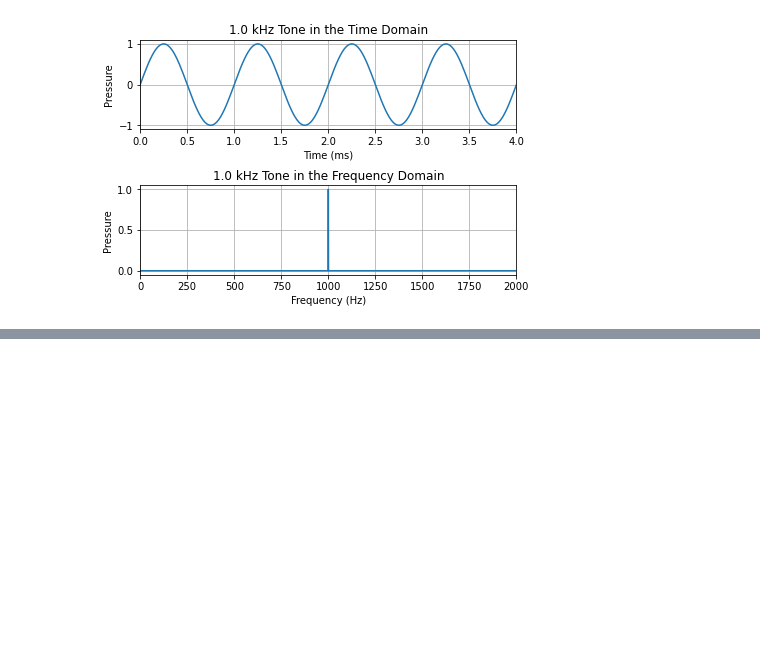
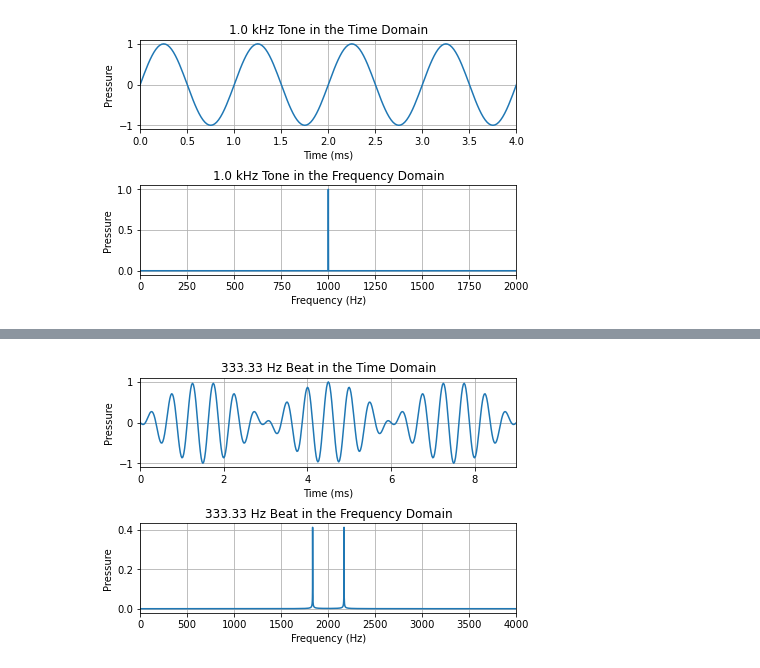
Before and after one commit to keatoncscheible/acoustics_101, a Jupyter notebook: acoustics_101.ipynb, the cells around one changed output, grey strips where cells are left out. Drawn from its saved outputs; the diff is of its cells as text; code cells hidden in the pictures; blank space fills up the shorter version.

Commit message:
Add beat frequency info

```diff
--- a/acoustics_101.ipynb
+++ b/acoustics_101.ipynb
@@ -153,0 +169,63 @@ wavfile.write('audio/pure_tone.wav', int(Fs), tone.astype(np.float32))
+# %%
+%matplotlib inline
+
+# Sample rate
+Fs = 48e3
+
+# Sample period
+Ts = 1/Fs
+
+# Amplitude
+# Note: If the sum of the amplitudes is greater than 1.0, there will be clipping in the audio output file
+A_1 = 0.5
+A_2 = 0.5
+
+# Calculate tone frequencies from the beat frequency
+# Note: fequencies greater than Fs/2 will cause aliasing
+f_beat = 333.33
+f_tone_center = 2e3
+f_tone_1 = f_tone_center - f_beat/2
+f_tone_2 = f_tone_center + f_beat/2
+
+# Tone phase
+theta_tone_1 = 0
+theta_tone_2 = np.pi
+
+# Time
+stop_time = 1
+time = np.arange(0, stop_time, Ts)
+time_ms = time * 1000
+
+# Generate tones
+tone_1 = A_1 *np.sin(2 * np.pi * f_tone_1 * time + theta_tone_1)
+tone_2 = A_2 *np.sin(2 * np.pi * f_tone_2 * time + theta_tone_2)
+tone = tone_1 + tone_2
+
+# Create figure
+fig, (ax_time, ax_freq) = plt.subplots(2, 1, constrained_layout=True)
+
+# Plot tone in the time domain
+num_beats_to_plot = 3
+x_lim_time = num_beats_to_plot / np.abs(f_tone_2 - f_tone_1) * 1000
+ax_time.grid()
+ax_time.plot(time_ms, tone)
+ax_time.set_title('{0:.2f} Hz Beat in the Time Domain'.format(f_beat))
+ax_time.set_xlabel('Time (ms)')
+ax_time.set_ylabel('Pressure')
+ax_time.set_xlim((0, x_lim_time))
+
+# Plot tone in the frequency domain
+N = len(time)
+tone_fft = fft(tone)
+freq = fftfreq(N, Ts)[:N//2]
+ax_freq.grid()
+ax_freq.plot(freq, 2.0/N * np.abs(tone_fft[0:N//2]))
+ax_freq.set_title('{0:.2f} Hz Beat in the Frequency Domain'.format(f_beat))
+ax_freq.set_xlabel('Frequency (Hz)')
+ax_freq.set_ylabel('Pressure')
+ax_freq.set_xlim((0, 2*f_tone_center))
+
+# Generate audio file
+wavfile.write('audio/beat_frequency.wav', int(Fs), tone.astype(np.float32))
+# %% [output]
+[figure, added]
```
Also changed, not shown: parts of 2 cells of this notebook, 1 other file.
